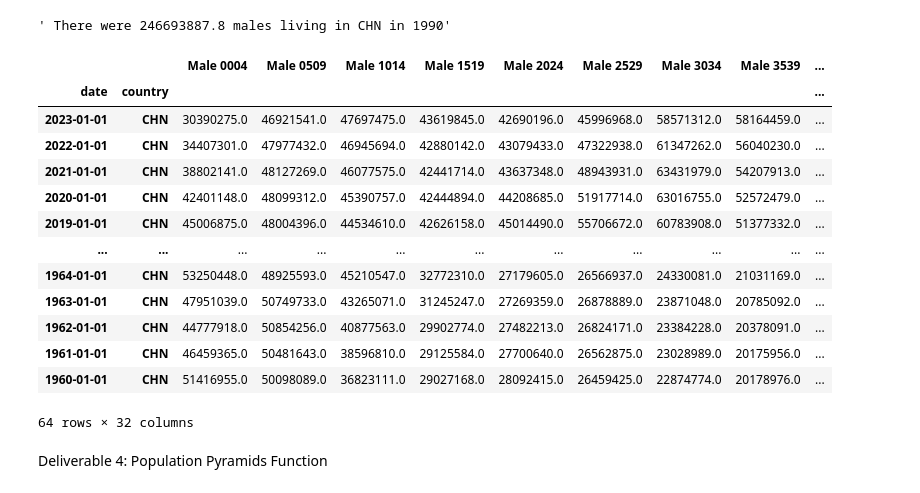
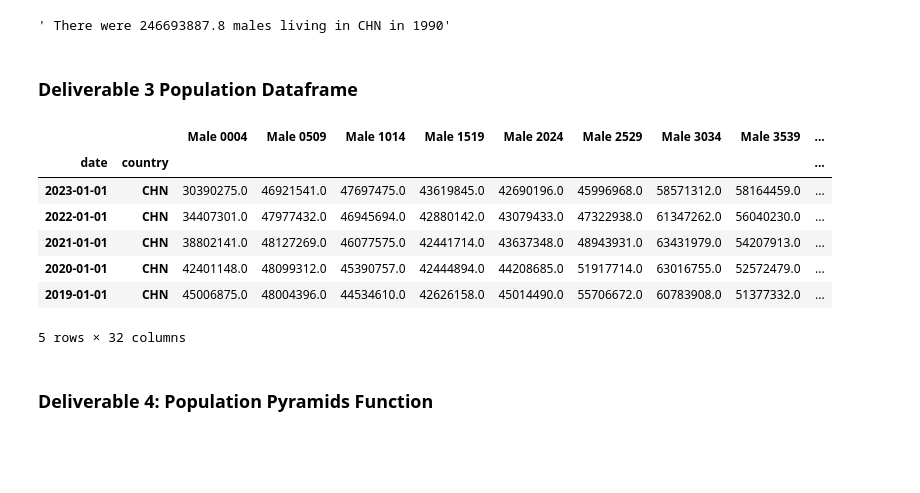
Before and after one commit to allisonpvn/ENVECON153_Proj1, a Jupyter notebook: Code.ipynb, the cells around one changed output. Saved outputs shown, nothing was run; the diff lists cells and outputs as text; code cells hidden in the pictures; blank space fills up the shorter version.

```diff
--- a/Code.ipynb
+++ b/Code.ipynb
@@ -120,6 +47,8 @@ def population(year,sex,age_range,place):
 population(1990, 'Male', (10,33), 'CHN')
 # %% [output]
 ' There were 246693887.8 males living in CHN in 1990'
+# %% [markdown]
+### Deliverable 3 Population Dataframe
 # %%
 def population_data_frames(sex, age_range, place,):
     lower, upper = age_range[0], age_range[1]
@@ -144,24 +73,18 @@ def population_data_frames(sex, age_range, place,):
     return df
 # %%
 df = population_data_frames("Both", (0,80), 'CHN')
-df
+df.head()
 # %% [output]
 |  |  | Male 0004 | Male 0509 | Male 1014 | Male 1519 | Male 2024 | Male 2529 | Male 3034 | Male 3539 | ... |
 | date | country |  |  |  |  |  |  |  |  | ... |
 | 2023-01-01 | CHN | 30390275.0 | 46921541.0 | 47697475.0 | 43619845.0 | 42690196.0 | 45996968.0 | 58571312.0 | 58164459.0 | ... |
 | 2022-01-01 | CHN | 34407301.0 | 47977432.0 | 46945694.0 | 42880142.0 | 43079433.0 | 47322938.0 | 61347262.0 | 56040230.0 | ... |
 | 2021-01-01 | CHN | 38802141.0 | 48127269.0 | 46077575.0 | 42441714.0 | 43637348.0 | 48943931.0 | 63431979.0 | 54207913.0 | ... |
 | 2020-01-01 | CHN | 42401148.0 | 48099312.0 | 45390757.0 | 42444894.0 | 44208685.0 | 51917714.0 | 63016755.0 | 52572479.0 | ... |
 | 2019-01-01 | CHN | 45006875.0 | 48004396.0 | 44534610.0 | 42626158.0 | 45014490.0 | 55706672.0 | 60783908.0 | 51377332.0 | ... |
-| ... | ... | ... | ... | ... | ... | ... | ... | ... | ... | ... |
-| 1964-01-01 | CHN | 53250448.0 | 48925593.0 | 45210547.0 | 32772310.0 | 27179605.0 | 26566937.0 | 24330081.0 | 21031169.0 | ... |
-| 1963-01-01 | CHN | 47951039.0 | 50749733.0 | 43265071.0 | 31245247.0 | 27269359.0 | 26878889.0 | 23871048.0 | 20785092.0 | ... |
-| 1962-01-01 | CHN | 44777918.0 | 50854256.0 | 40877563.0 | 29902774.0 | 27482213.0 | 26824171.0 | 23384228.0 | 20378091.0 | ... |
-| 1961-01-01 | CHN | 46459365.0 | 50481643.0 | 38596810.0 | 29125584.0 | 27700640.0 | 26562875.0 | 23028989.0 | 20175956.0 | ... |
-| 1960-01-01 | CHN | 51416955.0 | 50098089.0 | 36823111.0 | 29027168.0 | 28092415.0 | 26459425.0 | 22874774.0 | 20178976.0 | ... |
-64 rows × 32 columns
+5 rows × 32 columns
 # %% [markdown]
-Deliverable 4: Population Pyramids Function
+### Deliverable 4: Population Pyramids Function
 # %%
 import plotly.offline as py
 import plotly.graph_objs as go
```
Also changed, not shown: parts of 11 cells of this notebook.
